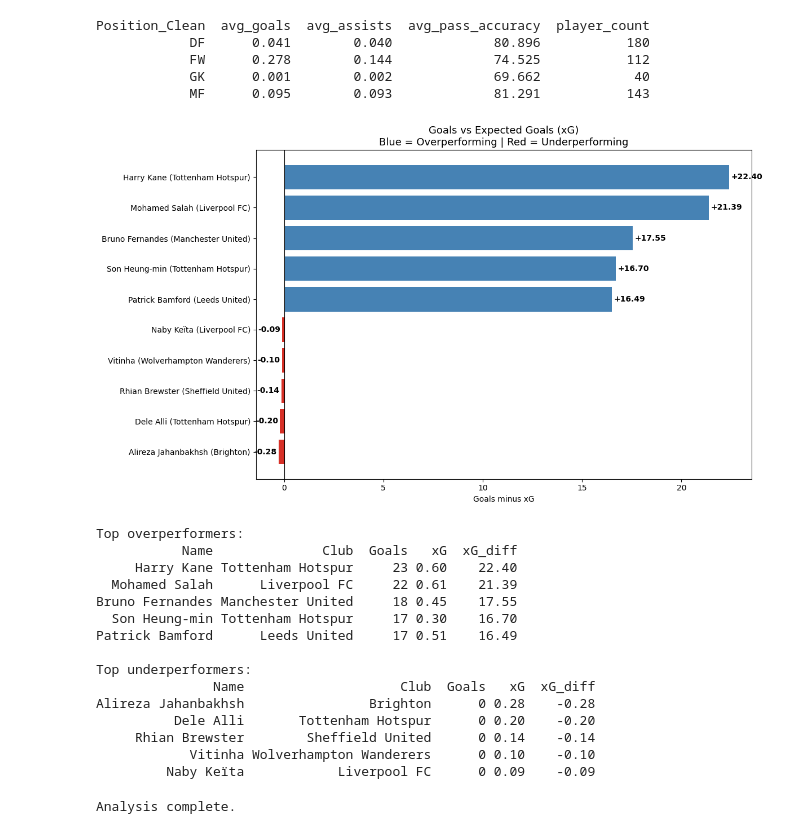
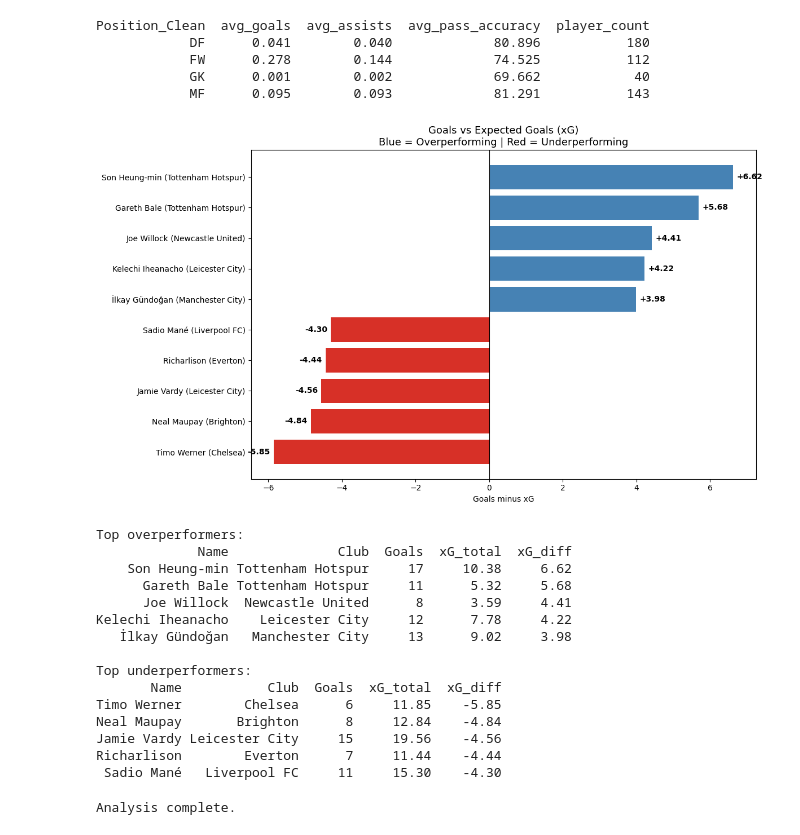
Before and after one commit to MarchanskiSebastian/football-analysis, a Jupyter notebook: football_analysis.ipynb, the cells around one changed output. Drawn from its saved outputs; the diff is of its cells as text; code cells hidden in the pictures.

Commit message:
Fix xG calculation: convert per-90 to season total in SQL query

```diff
--- a/football_analysis.ipynb
+++ b/football_analysis.ipynb
@@ -222,64 +222,60 @@ Position_Clean  avg_goals  avg_assists  avg_pass_accuracy  player_count
             GK      0.001        0.002             69.662            40
             MF      0.095        0.093             81.291           143
 # %%
-# Filter forwards and midfielders with min 500 minutes
-attackers = players[
-    (players['Position_Clean'].isin(['FW', 'MF'])) &
-    (players['Mins'] >= 500) &
-    (players['xG'] > 0)
-].copy()
+# xG in this dataset is per 90 minutes — calculate season total first
+attackers['xG_total'] = (attackers['xG'] * attackers['Mins'] / 90).round(2)
+attackers['xA_total'] = (attackers['xA'] * attackers['Mins'] / 90).round(2)
 
-# Calculate overperformance
-attackers['xG_diff'] = (attackers['Goals'] - attackers['xG']).round(2)
+# Now calculate overperformance correctly
+attackers['xG_diff'] = (attackers['Goals'] - attackers['xG_total']).round(2)
 
 # Top overperformers and underperformers
 top_over = attackers.nlargest(5, 'xG_diff')
 top_under = attackers.nsmallest(5, 'xG_diff')
 combined = pd.concat([top_over, top_under]).sort_values('xG_diff', ascending=True)
 
 # Plot
 fig, ax = plt.subplots(figsize=(12, 7))
 colors = ['#d73027' if x < 0 else 'steelblue' for x in combined['xG_diff']]
 bars = ax.barh(combined['Name'] + ' (' + combined['Club'] + ')',
                combined['xG_diff'], color=colors)
 
 ax.axvline(x=0, color='black', linewidth=0.8)
 ax.set_title('Goals vs Expected Goals (xG)\nBlue = Overperforming | Red = Underperforming',
              fontsize=13)
 ax.set_xlabel('Goals minus xG')
 
-# Add values
 for bar, val in zip(bars, combined['xG_diff']):
     ax.text(val + (0.1 if val >= 0 else -0.1),
             bar.get_y() + bar.get_height()/2,
             f'{val:+.2f}', va='center',
             ha='left' if val >= 0 else 'right',
             fontweight='bold')
 
 plt.tight_layout()
 plt.show()
 
 print("\nTop overperformers:")
-print(top_over[['Name', 'Club', 'Goals', 'xG', 'xG_diff']].to_string(index=False))
+print(top_over[['Name', 'Club', 'Goals', 'xG_total', 'xG_diff']].to_string(index=False))
 print("\nTop underperformers:")
-print(top_under[['Name', 'Club', 'Goals', 'xG', 'xG_diff']].to_string(index=False))
+print(top_under[['Name', 'Club', 'Goals', 'xG_total', 'xG_diff']].to_string(index=False))
 # %% [output]
-[figure, old version]
+[figure, new version]
 Top overperformers:
-           Name              Club  Goals   xG  xG_diff
-     Harry Kane Tottenham Hotspur     23 0.60    22.40
-  Mohamed Salah      Liverpool FC     22 0.61    21.39
-Bruno Fernandes Manchester United     18 0.45    17.55
-  Son Heung-min Tottenham Hotspur     17 0.30    16.70
-Patrick Bamford      Leeds United     17 0.51    16.49
+             Name              Club  Goals  xG_total  xG_diff
+    Son Heung-min Tottenham Hotspur     17     10.38     6.62
+      Gareth Bale Tottenham Hotspur     11      5.32     5.68
+      Joe Willock  Newcastle United      8      3.59     4.41
+Kelechi Iheanacho    Leicester City     12      7.78     4.22
+   İlkay Gündoğan   Manchester City     13      9.02     3.98
 
 Top underperformers:
-               Name                    Club  Goals   xG  xG_diff
-Alireza Jahanbakhsh                Brighton      0 0.28    -0.28
-          Dele Alli       Tottenham Hotspur      0 0.20    -0.20
-     Rhian Brewster        Sheffield United      0 0.14    -0.14
-            Vitinha Wolverhampton Wanderers      0 0.10    -0.10
-         Naby Keïta            Liverpool FC      0 0.09    -0.09
+       Name           Club  Goals  xG_total  xG_diff
+Timo Werner        Chelsea      6     11.85    -5.85
+Neal Maupay       Brighton      8     12.84    -4.84
+Jamie Vardy Leicester City     15     19.56    -4.56
+Richarlison        Everton      7     11.44    -4.44
+ Sadio Mané   Liverpool FC     11     15.30    -4.30
 # %%
 # ── Project Summary ─────────────────────────────────────────────
 # Dataset: English Premier League 2020/21 Season (475 players)
```
Also changed, not shown: 2 other files.
